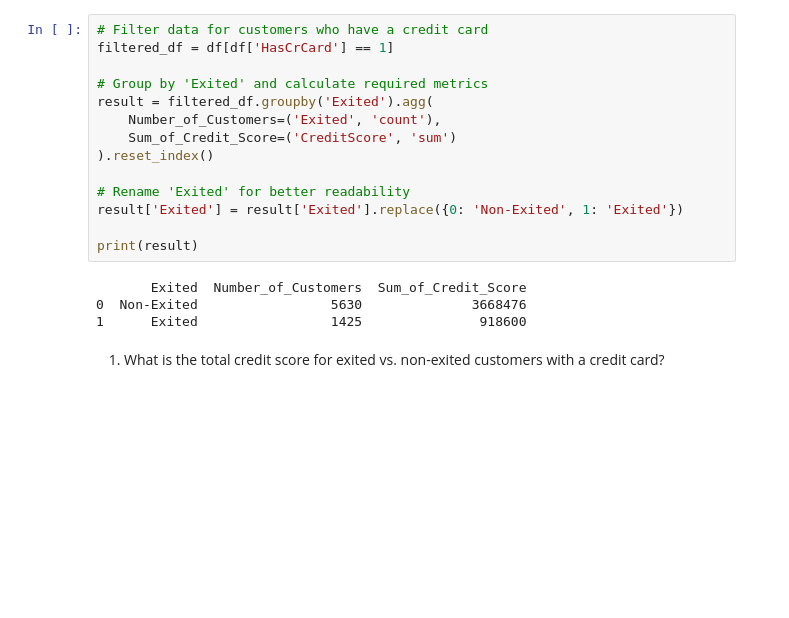
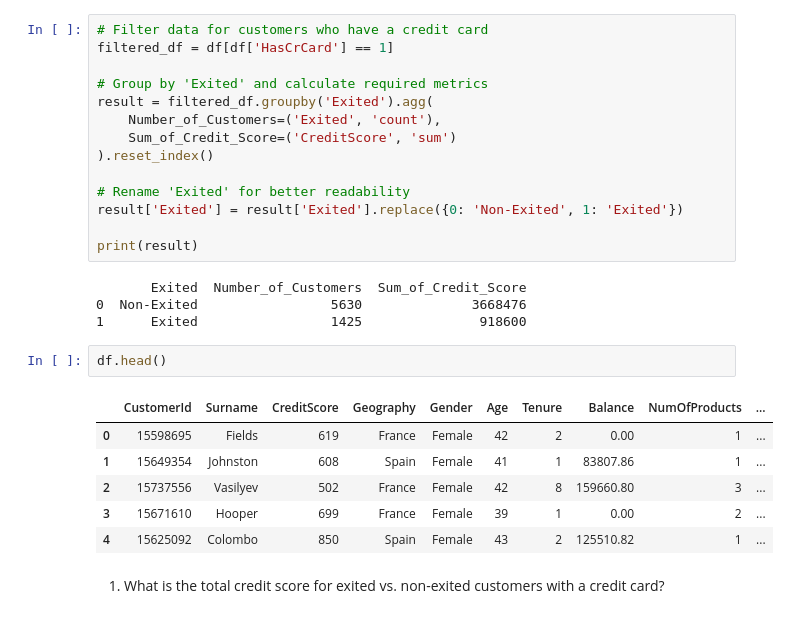
Before and after one commit to AnkushSaini22/Bank-Customer-Attrition-Insights, a Jupyter notebook: Bank_Customer_Attrition_Insights.ipynb, the cells around one changed output. Drawn from its saved outputs; the diff is of its cells as text; blank space fills up the shorter version.

```diff
--- a/Bank_Customer_Attrition_Insights.ipynb
+++ b/Bank_Customer_Attrition_Insights.ipynb
@@ -502,6 +422,15 @@ print(result)
        Exited  Number_of_Customers  Sum_of_Credit_Score
 0  Non-Exited                 5630              3668476
 1      Exited                 1425               918600
+# %%
+df.head()
+# %% [output]
+|  | CustomerId | Surname | CreditScore | Geography | Gender | Age | Tenure | Balance | NumOfProducts | ... |
+| 0 | 15598695 | Fields | 619 | France | Female | 42 | 2 | 0.00 | 1 | ... |
+| 1 | 15649354 | Johnston | 608 | Spain | Female | 41 | 1 | 83807.86 | 1 | ... |
+| 2 | 15737556 | Vasilyev | 502 | France | Female | 42 | 8 | 159660.80 | 3 | ... |
+| 3 | 15671610 | Hooper | 699 | France | Female | 39 | 1 | 0.00 | 2 | ... |
+| 4 | 15625092 | Colombo | 850 | Spain | Female | 43 | 2 | 125510.82 | 1 | ... |
 # %% [markdown]
 1. What is the total credit score for exited vs. non-exited customers with a credit card?
 # %%
```
Also changed, not shown: parts of 16 cells of this notebook.
